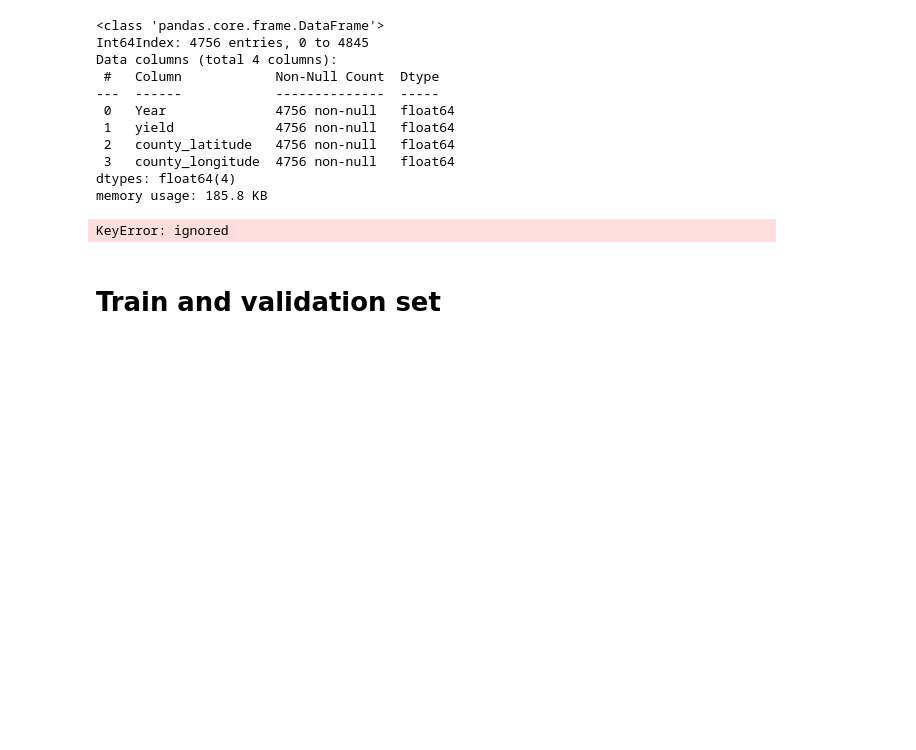
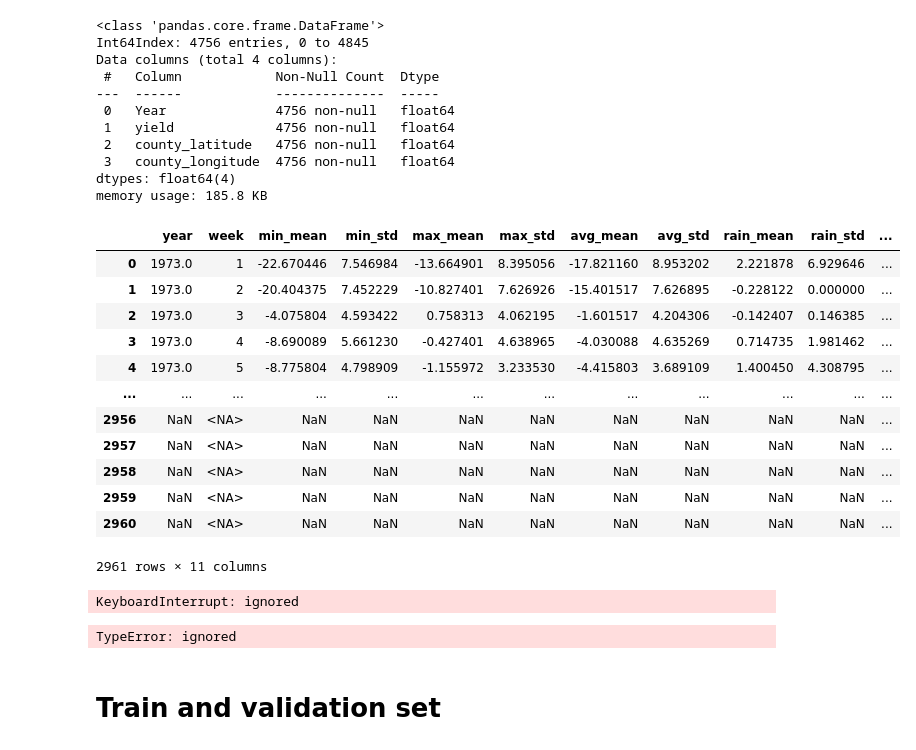
Before and after one commit to lacykaltgr/Morgan-Stanley-Quant-Challange, a Jupyter notebook: quant.ipynb, the cells around one changed output. Saved outputs shown, nothing was run; the diff lists cells and outputs as text; code cells hidden in the pictures; blank space fills up the shorter version.

```diff
--- a/quant.ipynb
+++ b/quant.ipynb
@@ -269,18 +269,16 @@ def to_weekly(station_codes, weather_df, haslocation):
     weekly_stats.columns = ['year', 'week', 'min_mean', 'min_std', 'max_mean', 'max_std', 'avg_mean', 'avg_std', 'rain_mean', 'rain_std']
     weekly_stats = weekly_stats.fillna(0)
 
-    if not weekly_stats["year"].isna().any() and weekly_stats["year"].isna().any():
-      for y in range(weekly_stats["year"].min(), weekly_stats["year"].max()+1):
+    if not weekly_stats["year"].isna().any():
+      for y in np.unique(weekly_stats["year"]):
         year = weekly_stats[weekly_stats['year'] == y]
         if len(year) > 40:
-          for i in range(1, 52+1):
+          for i in range(1, 53+1):
             if not (year['week'] == i).any():
-              for j in range(3):
-                if (year['week'] == i + j).any():
-                  row = year[weekly_stats['week'] == i+j]
-                  row["week"] = i
-                  row.index = [len(weekly_stats)]
-                  weekly_stats = weekly_stats.append(row, axis=0)
+              new_row = weekly_stats[weekly_stats['week'] == i].drop(["week", "year"], axis=1).mean() ####ezt kell átírni
+              new_row["week"] = i
+              new_row["year"] = y
+              weekly_stats = pd.concat([weekly_stats, new_row], ignore_index=True, axis=0)
     station["weather_weekly"] = weekly_stats
     weather_stations.append(station)
   return weather_stations
@@ -431,8 +429,24 @@ def distance(lat1, lon1, lat2, lon2):
 def distance_from_station(weather_station, lat, lon):
   return distance(weather_station["lat"], weather_station["lon"], lat, lon)
 # %%
-weather_staions = filter(lambda x: len(x["weather_weekly"]) != 0, weather_stations)
-weather_staions_pred = filter(lambda x: len(x["weather_weekly"]) != 0, weather_stations_pred)
+weather_staions = list(filter(lambda x: len(x["weather_weekly"]) != 0, weather_stations))
+weather_staions_pred = list(filter(lambda x: len(x["weather_weekly"]) != 0, weather_stations_pred))
+# %%
+weather_staions[0]['weather_weekly']
+# %% [output]
+|  | year | week | min_mean | min_std | max_mean | max_std | avg_mean | avg_std | rain_mean | rain_std | ... |
+| 0 | 1973.0 | 1 | -22.670446 | 7.546984 | -13.664901 | 8.395056 | -17.821160 | 8.953202 | 2.221878 | 6.929646 | ... |
+| 1 | 1973.0 | 2 | -20.404375 | 7.452229 | -10.827401 | 7.626926 | -15.401517 | 7.626895 | -0.228122 | 0.000000 | ... |
+| 2 | 1973.0 | 3 | -4.075804 | 4.593422 | 0.758313 | 4.062195 | -1.601517 | 4.204306 | -0.142407 | 0.146385 | ... |
+| 3 | 1973.0 | 4 | -8.690089 | 5.661230 | -0.427401 | 4.638965 | -4.030088 | 4.635269 | 0.714735 | 1.981462 | ... |
+| 4 | 1973.0 | 5 | -8.775804 | 4.798909 | -1.155972 | 3.233530 | -4.415803 | 3.689109 | 1.400450 | 4.308795 | ... |
+| ... | ... | ... | ... | ... | ... | ... | ... | ... | ... | ... | ... |
+| 2956 | NaN | <NA> | NaN | NaN | NaN | NaN | NaN | NaN | NaN | NaN | ... |
+| 2957 | NaN | <NA> | NaN | NaN | NaN | NaN | NaN | NaN | NaN | NaN | ... |
+| 2958 | NaN | <NA> | NaN | NaN | NaN | NaN | NaN | NaN | NaN | NaN | ... |
+| 2959 | NaN | <NA> | NaN | NaN | NaN | NaN | NaN | NaN | NaN | NaN | ... |
+| 2960 | NaN | <NA> | NaN | NaN | NaN | NaN | NaN | NaN | NaN | NaN | ... |
+2961 rows × 11 columns
 # %%
 def to_feature_data(df_clean):
   data = []
@@ -448,16 +462,18 @@ def to_feature_data(df_clean):
     while distance_from_station(stations[i], county_lat, county_lon) < 120:
       station_weekly = stations[i]["weather_weekly"]
       yearly_data["weather"] = station_weekly[station_weekly["year"] == y["Year"]]
-      if  yearly_data["weather"].shape[0] > 50:
-        weeks = np.unique(yearly_data["weather"][yearly_data["weather"]['year'] == y["Year"]]["week"])
-        for i in range(1, 53+1):
-          if i not in weeks:
-            new_row = yearly_data["weather"][yearly_data["weather"]['week'] == i].mean()
-            new_row["week"] = i
-            new_row["year"] = y["Year"]
-            yearly_data["weather"] = pd.concat([yearly_data["weather"], new_row], ignore_index=True, axis=0)
-        yearly_data["weather"] = yearly_data["weather"].sort_values("week")
-        yearly_data["weather"] = yearly_data["weather"].drop(["year", "week"], axis=1)
+      #if  yearly_data["weather"].shape[0] > 50:
+      #  weeks = np.unique(yearly_data["weather"][yearly_data["weather"]['year'] == y["Year"]]["week"])
+      #  for i in range(1, 53+1):
+      #    if i not in weeks:
+      #      new_row = yearly_data["weather"][yearly_data["weather"]['week'] == i].mean()
+      #      new_row["week"] = i
+      #      new_row["year"] = y["Year"]
+      #      yearly_data["weather"] = pd.concat([yearly_data["weather"], new_row], ignore_index=True, axis=0)
+      #  yearly_data["weather"] = yearly_data["weather"].sort_values("week")
+      #  yearly_data["weather"] = yearly_data["weather"].drop(["year", "week"], axis=1)
+      #  data.append(yearly_data)
+      if yearly_data["weather"].shape[0] == 53:
         data.append(yearly_data)
         break
       i += 1
@@ -495,10 +511,12 @@ oat_data = to_feature_data(oat_df_clean)
 soybean_data = to_feature_data(soybean_df_clean)
 
 pred_data, pred_meta = to_pred_data(weather_stations_pred)
+# %% [output]
+KeyboardInterrupt: ignored
-# %%
-np.unique(pred_data[0]['weather']["week"])
-# %% [output]
-KeyError: ignored
+# %%
+weather_stations[0][weather_stations["year"] == 2006]
+# %% [output]
+TypeError: ignored
 # %%
 #valid_adatok = []
 #for tav in range(10, 200, 5):
```
